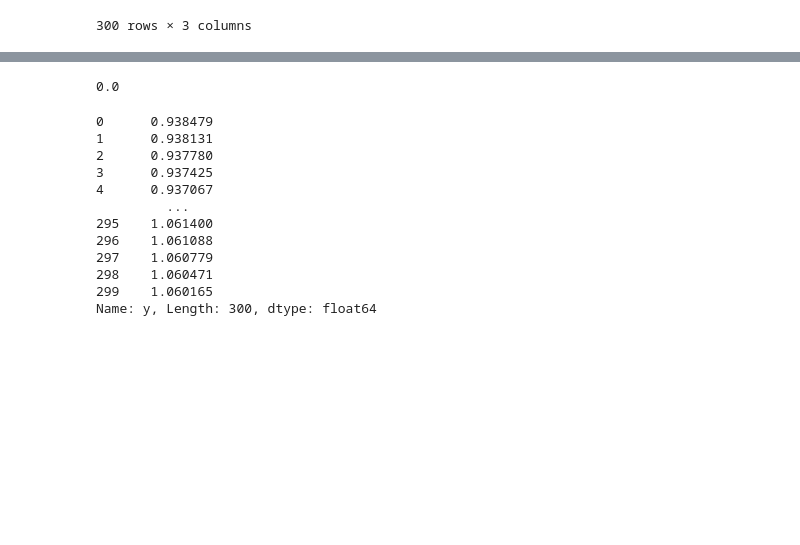
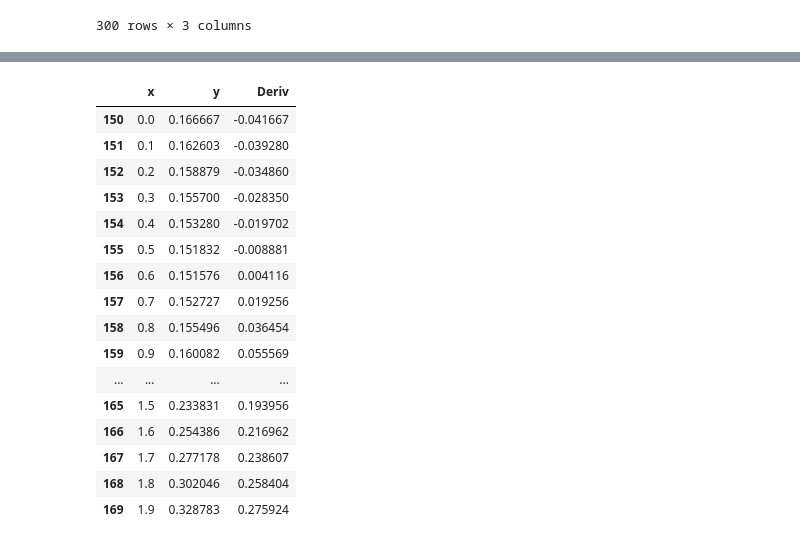
Before and after one commit to codekorn/Math, a Jupyter notebook: Plotly practice.ipynb, the cells around one changed output, grey strips where cells are left out. Saved outputs shown, nothing was run; the diff lists cells and outputs as text; code cells hidden in the pictures; blank space fills up the shorter version.

```diff
--- a/Plotly practice.ipynb
+++ b/Plotly practice.ipynb
@@ -117,21 +117,22 @@ fig.show()
 # %% [output]
 [interactive output not drawn]
 # %%
-dervs.x.iloc[150]
+dervs.iloc[150:170]
 # %% [output]
-0.0
+|  | x | y | Deriv |
+| 150 | 0.0 | 0.166667 | -0.041667 |
+| 151 | 0.1 | 0.162603 | -0.039280 |
+| 152 | 0.2 | 0.158879 | -0.034860 |
+| 153 | 0.3 | 0.155700 | -0.028350 |
+| 154 | 0.4 | 0.153280 | -0.019702 |
+| 155 | 0.5 | 0.151832 | -0.008881 |
+| 156 | 0.6 | 0.151576 | 0.004116 |
+| 157 | 0.7 | 0.152727 | 0.019256 |
+| 158 | 0.8 | 0.155496 | 0.036454 |
+| 159 | 0.9 | 0.160082 | 0.055569 |
+| ... | ... | ... | ... |
+| 165 | 1.5 | 0.233831 | 0.193956 |
+| 166 | 1.6 | 0.254386 | 0.216962 |
+| 167 | 1.7 | 0.277178 | 0.238607 |
+| 168 | 1.8 | 0.302046 | 0.258404 |
+| 169 | 1.9 | 0.328783 | 0.275924 |
-# %%
-dervs.y
-# %% [output]
-0      0.938479
-1      0.938131
-2      0.937780
-3      0.937425
-4      0.937067
-         ...
-295    1.061400
-296    1.061088
-297    1.060779
-298    1.060471
-299    1.060165
-Name: y, Length: 300, dtype: float64
```
Also changed, not shown: parts of 1 cell of this notebook.
